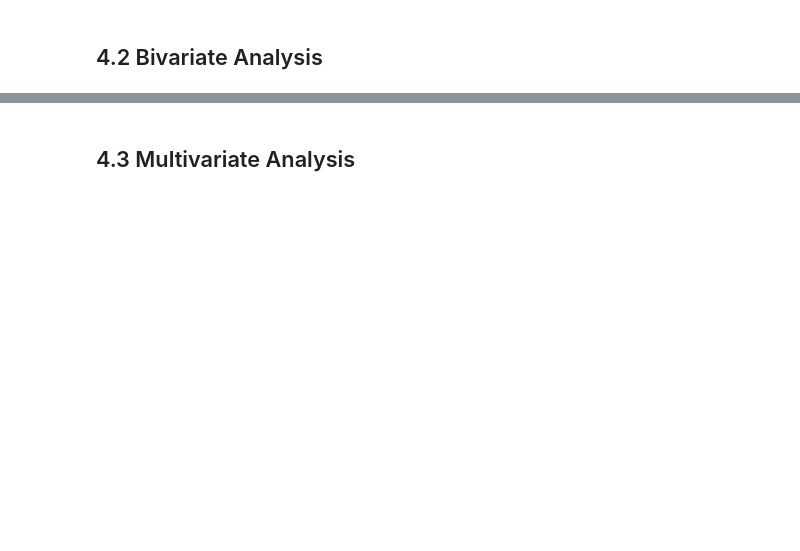
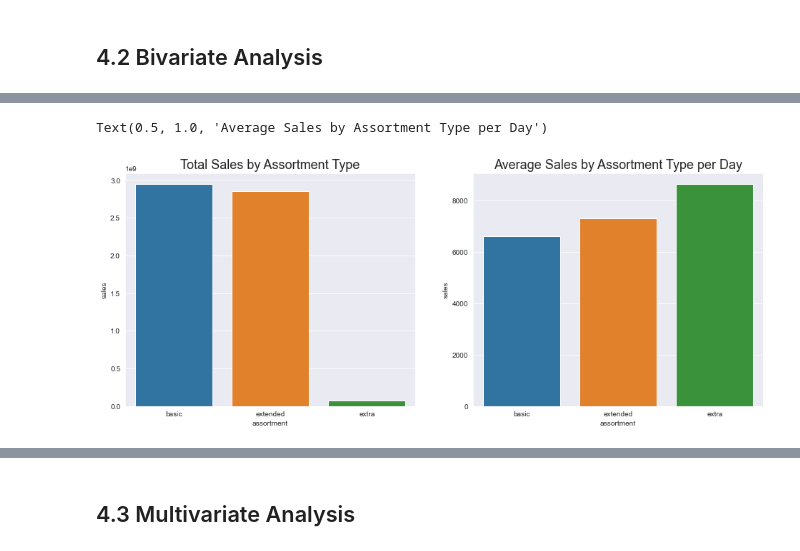
Before and after one commit to felipedmnq/Data-Science-T, a Jupyter notebook: Notebooks/Data_Science_T_M4.ipynb, the cells around one changed output, grey strips where cells are left out. Drawn from its saved outputs; the diff is of its cells as text; code cells hidden in the pictures; blank space fills up the shorter version.

```diff
--- a/Notebooks/Data_Science_T_M4.ipynb
+++ b/Notebooks/Data_Science_T_M4.ipynb
@@ -516,0 +627,5 @@ num_attributes.hist(figsize = (20,12), bins = 25);
+# %%
+aux1_sum = df4[['assortment', 'sales']].groupby('assortment').sum().reset_index()
+aux1_mean = df4[['assortment', 'sales']].groupby('assortment').mean().reset_index()
+display(aux1_sum)
+display(aux1_mean)
@@ -516,0 +641,12 @@ num_attributes.hist(figsize = (20,12), bins = 25);
+# %%
+plt.figure(figsize = (16, 6))
+plt.subplot(1, 2, 1)
+sns.barplot(x = 'assortment', y= 'sales', data = aux1_sum);
+plt.title('Total Sales by Assortment Type', fontsize = 18)
+
+plt.subplot(1, 2, 2)
+sns.barplot(x = 'assortment', y= 'sales', data = aux1_mean);
+plt.title('Average Sales by Assortment Type per Day', fontsize = 18)
+# %% [output]
+Text(0.5, 1.0, 'Average Sales by Assortment Type per Day')
+[figure, added]
```
Also changed, not shown: parts of 14 cells of this notebook.
